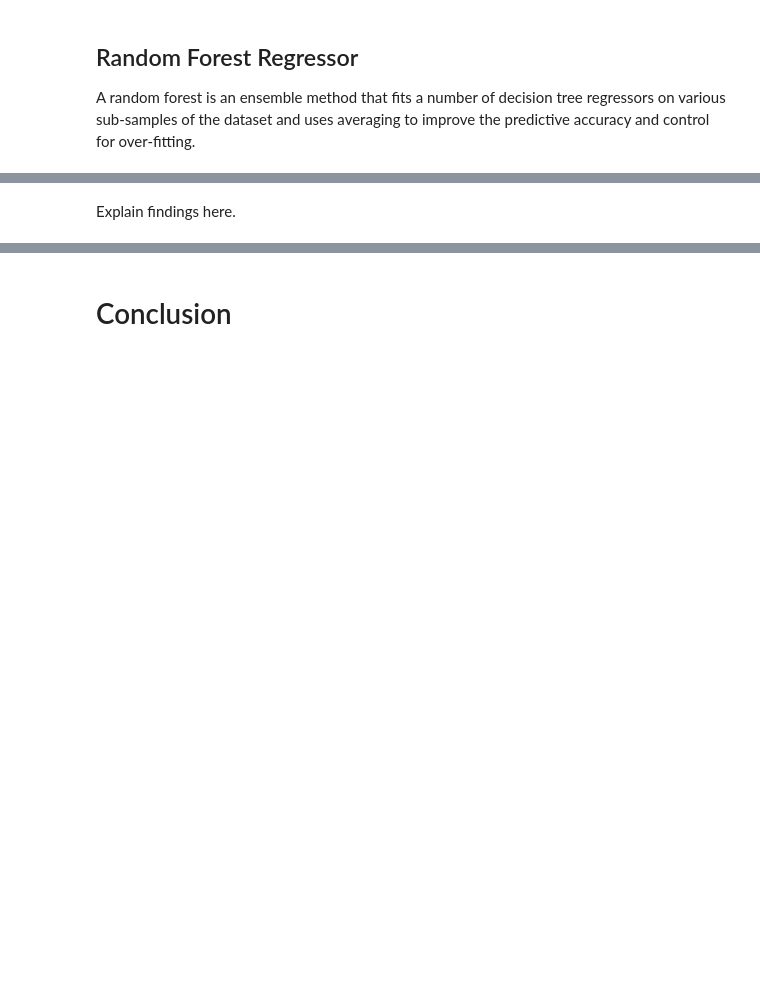
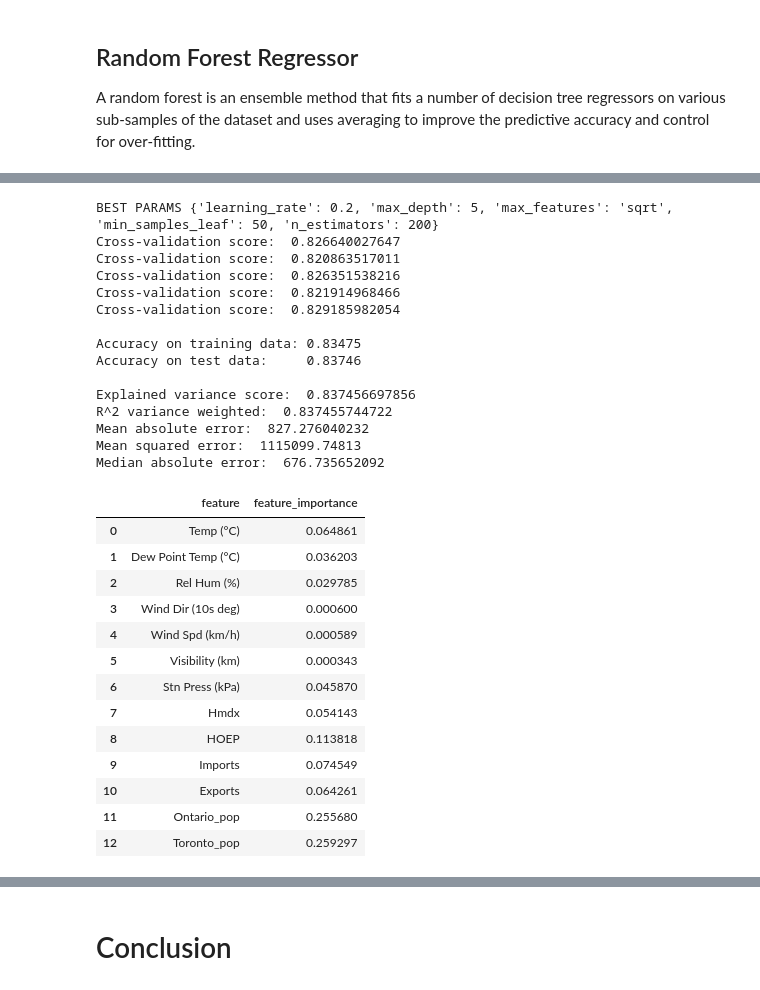
Before and after one commit to james-parks/Project2, a Jupyter notebook: CapstoneMilestoneOntarioEnergyUse.ipynb, the cells around one changed output, grey strips where cells are left out. Drawn from its saved outputs; the diff is of its cells as text; code cells hidden in the pictures; blank space fills up the shorter version.

```diff
--- a/CanadaEnergyUse.ipynb
+++ b/CapstoneMilestoneOntarioEnergyUse.ipynb
@@ -983,7 +1077,35 @@ Explain GBR.
 # %%
 from sklearn.ensemble import GradientBoostingRegressor
-params = {'learning_rate':[0.1,1,10],'n_estimators':[50,100,200],'max_depth':[3,5],'min_samples_leaf':[1,3]}
+params = {'learning_rate':[0.05,0.1,0.2],'n_estimators':[50,100,200],'max_depth':[3,5],'min_samples_leaf':[50],'max_features':['sqrt']}
 gbr_model=do_regression(GradientBoostingRegressor,df_ml,params,feature_cols,"Ontario Demand",7)
 pd.DataFrame({"feature":feature_cols,"feature_importance":gbr_model.feature_importances_})
+# %% [output]
+BEST PARAMS {'learning_rate': 0.2, 'max_depth': 5, 'max_features': 'sqrt', 'min_samples_leaf': 50, 'n_estimators': 200}
+Cross-validation score:  0.826640027647
+Cross-validation score:  0.820863517011
+Cross-validation score:  0.826351538216
+Cross-validation score:  0.821914968466
+Cross-validation score:  0.829185982054
+
+Accuracy on training data: 0.83475
+Accuracy on test data:     0.83746
+
+Explained variance score:  0.837456697856
+R^2 variance weighted:  0.837455744722
+Mean absolute error:  827.276040232
+Mean squared error:  1115099.74813
+Median absolute error:  676.735652092
+|  | feature | feature_importance |
+| 0 | Temp (°C) | 0.064861 |
+| 1 | Dew Point Temp (°C) | 0.036203 |
+| 2 | Rel Hum (%) | 0.029785 |
+| 3 | Wind Dir (10s deg) | 0.000600 |
+| 4 | Wind Spd (km/h) | 0.000589 |
+| 5 | Visibility (km) | 0.000343 |
+| 6 | Stn Press (kPa) | 0.045870 |
+| 7 | Hmdx | 0.054143 |
+| 8 | HOEP | 0.113818 |
+| 9 | Imports | 0.074549 |
+| 10 | Exports | 0.064261 |
+| 11 | Ontario_pop | 0.255680 |
+| 12 | Toronto_pop | 0.259297 |
-# %% [markdown]
-Explain findings here.
```
Also changed, not shown: parts of 24 cells of this notebook, 1 other file.
